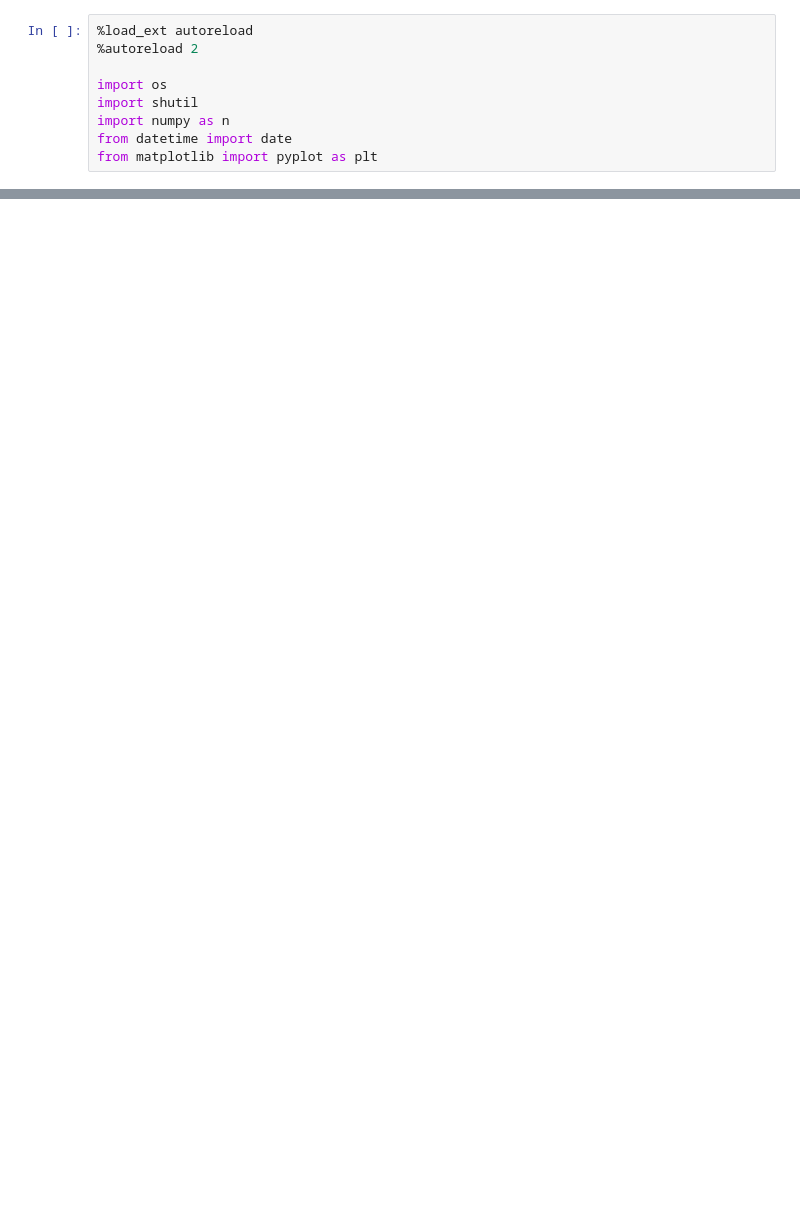
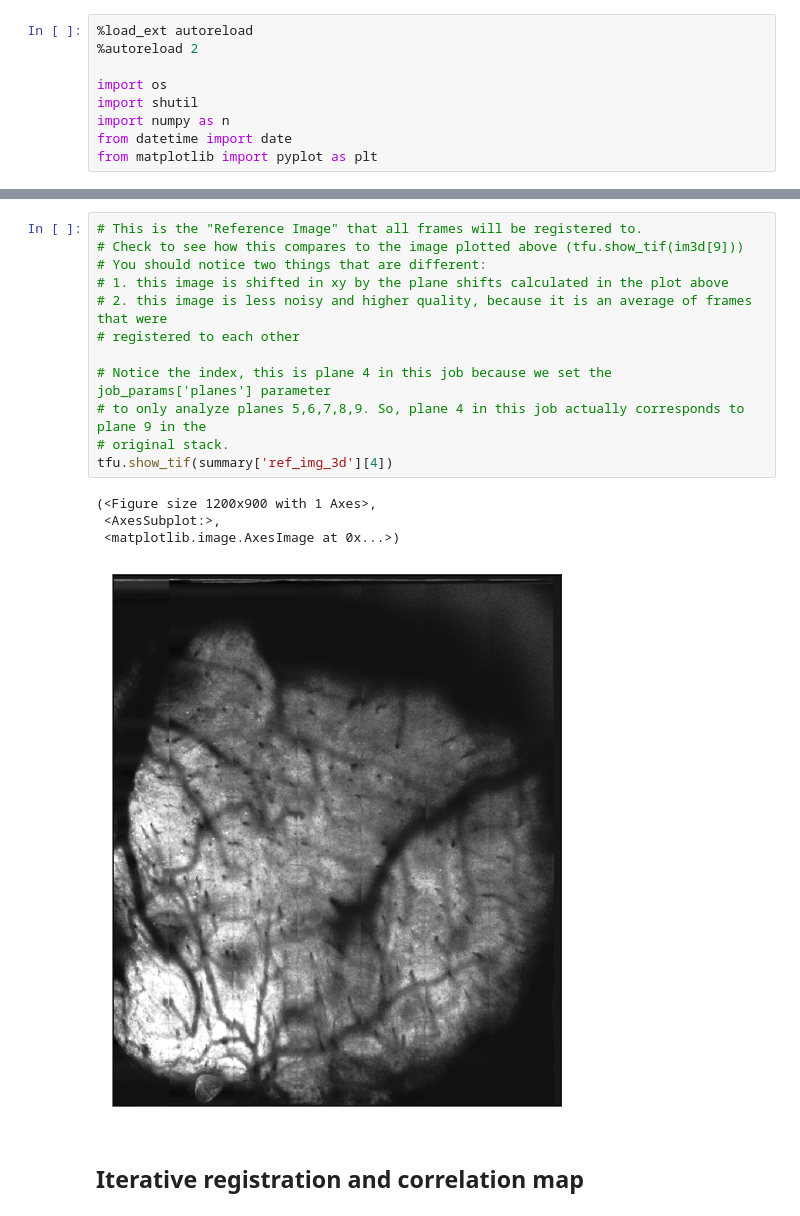
Before and after one commit to alihaydaroglu/suite3d, a Jupyter notebook: notebooks/example.ipynb, the cells around one changed output, grey strips where cells are left out. Saved outputs shown, nothing was run; the diff lists cells and outputs as text; blank space fills up the shorter version.

```diff
--- a/notebooks/example.ipynb
+++ b/notebooks/example.ipynb
@@ -19,0 +170,19 @@ ModuleNotFoundError: No module named 'suite2p.suite2p'
+# %%
+# This is the "Reference Image" that all frames will be registered to.
+# Check to see how this compares to the image plotted above (tfu.show_tif(im3d[9]))
+# You should notice two things that are different:
+# 1. this image is shifted in xy by the plane shifts calculated in the plot above
+# 2. this image is less noisy and higher quality, because it is an average of frames that were
+# registered to each other
+
+# Notice the index, this is plane 4 in this job because we set the job_params['planes'] parameter
+# to only analyze planes 5,6,7,8,9. So, plane 4 in this job actually corresponds to plane 9 in the
+# original stack.
+tfu.show_tif(summary['ref_img_3d'][4])
+# %% [output]
+(<Figure size 1200x900 with 1 Axes>,
+ <AxesSubplot:>,
+ <matplotlib.image.AxesImage at 0x...>)
+[figure, added]
+# %% [markdown]
+## Iterative registration and correlation map
```
Also changed, not shown: parts of 35 cells of this notebook, 4 other files.
